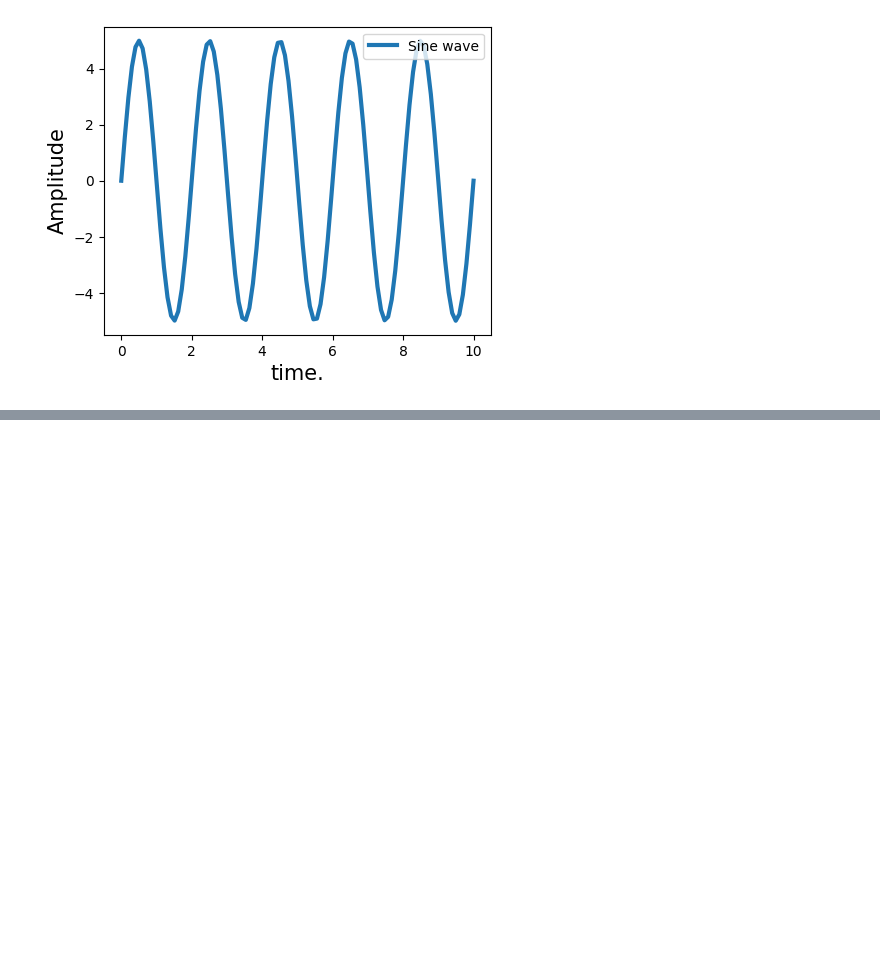
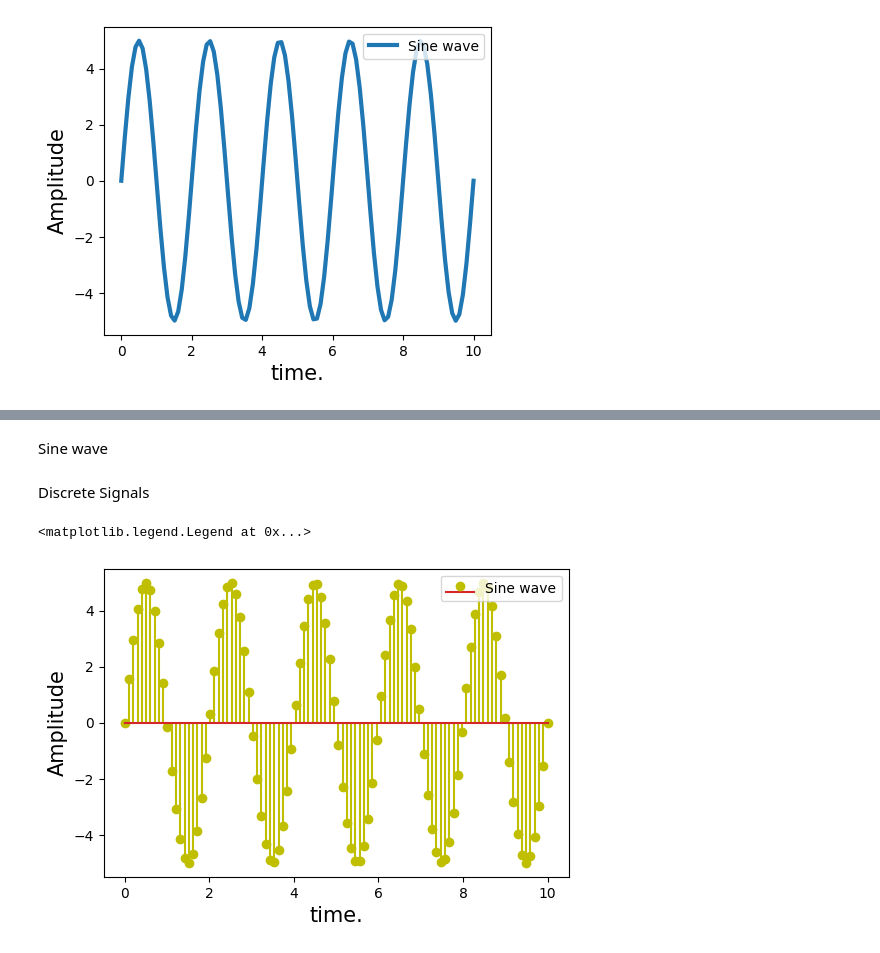
Before and after one commit to ThieuDuong0111/Digital-Signal-Processing, a Jupyter notebook: FSB/Kaggle/signal-processing.ipynb, the cells around one changed output, grey strips where cells are left out. Drawn from its saved outputs; the diff is of its cells as text; code cells hidden in the pictures; blank space fills up the shorter version.

```diff
--- a/FSB/Kaggle/signal-processing.ipynb
+++ b/FSB/Kaggle/signal-processing.ipynb
@@ -144,0 +148,24 @@ plt.legend(fontsize=10, loc='upper right')
+# %% [markdown]
+Sine wave
+# %%
+# Sine wave
+n = np.linspace(0, 10, 100)
+amp = 5 # Amplitude
+f = 50
+x = amp * np.sin(2 * np.pi * f * n)
+
+# Exponential Signal
+x_ = amp * np.exp(-n)
+# %% [markdown]
+Discrete Signals
+# %%
+plt.figure(figsize=(6, 4))
+
+plt.stem(n, x, 'yo', label='Sine wave')
+
+plt.xlabel('time.', fontsize=15)
+plt.ylabel('Amplitude', fontsize=15)
+plt.legend(fontsize=10, loc='upper right')
+# %% [output]
+<matplotlib.legend.Legend at 0x...>
+[figure, added]
```
Also changed, not shown: parts of 8 cells of this notebook.
